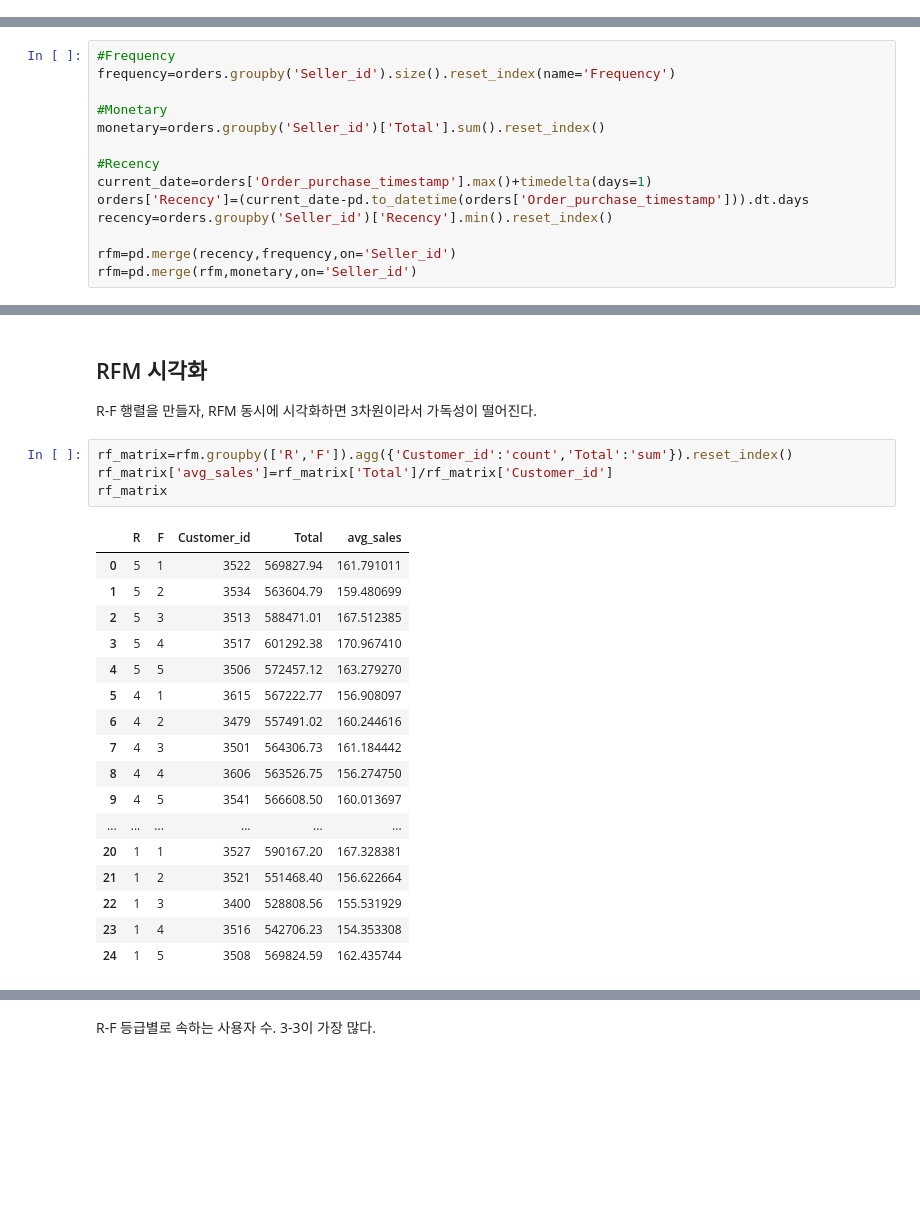
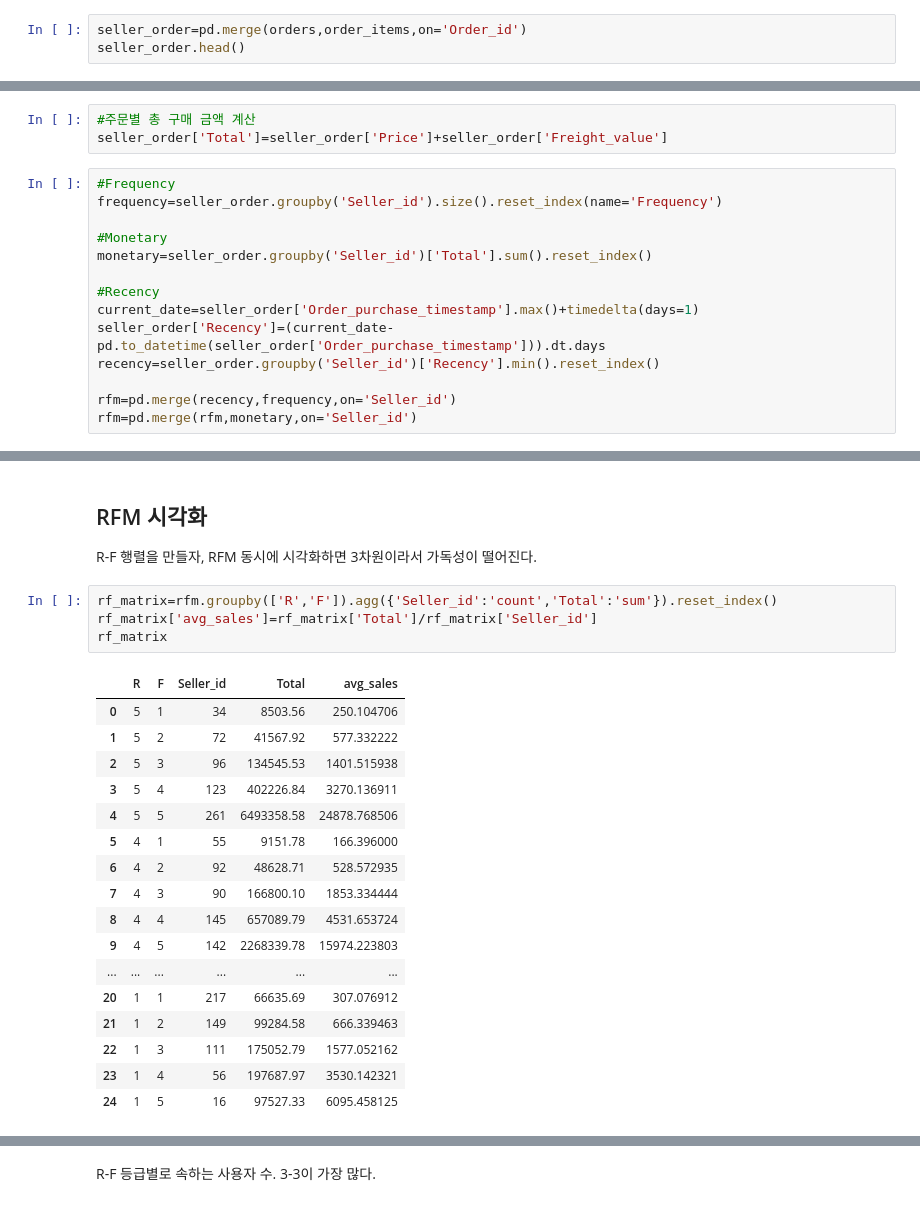
Before and after one commit to jiin124/KPI_Dacon_2024, a Jupyter notebook: RFM seller.ipynb, the cells around one changed output, grey strips where cells are left out. Saved outputs shown, nothing was run; the diff lists cells and outputs as text; blank space fills up the shorter version.

Commit message:
seller RFM

```diff
--- a/RFM seller.ipynb
+++ b/RFM seller.ipynb
@@ -27,3 +27,6 @@ order_items.head()
 | 4 | ORDER_61452 | 1 | PRODUCT_03505 | SELLER_0581 | 21.9 | 12.69 |
 # %%
 orders['Order_purchase_timestamp']=pd.to_datetime(orders['Order_purchase_timestamp'])
+# %%
+seller_order=pd.merge(orders,order_items,on='Order_id')
+seller_order.head()
@@ -59,14 +47,17 @@ orders
+# %%
+#주문별 총 구매 금액 계산
+seller_order['Total']=seller_order['Price']+seller_order['Freight_value']
 # %%
 #Frequency
-frequency=orders.groupby('Seller_id').size().reset_index(name='Frequency')
+frequency=seller_order.groupby('Seller_id').size().reset_index(name='Frequency')
 
 #Monetary
-monetary=orders.groupby('Seller_id')['Total'].sum().reset_index()
+monetary=seller_order.groupby('Seller_id')['Total'].sum().reset_index()
 
 #Recency
-current_date=orders['Order_purchase_timestamp'].max()+timedelta(days=1)
-orders['Recency']=(current_date-pd.to_datetime(orders['Order_purchase_timestamp'])).dt.days
-recency=orders.groupby('Seller_id')['Recency'].min().reset_index()
+current_date=seller_order['Order_purchase_timestamp'].max()+timedelta(days=1)
+seller_order['Recency']=(current_date-pd.to_datetime(seller_order['Order_purchase_timestamp'])).dt.days
+recency=seller_order.groupby('Seller_id')['Recency'].min().reset_index()
 
 rfm=pd.merge(recency,frequency,on='Seller_id')
 rfm=pd.merge(rfm,monetary,on='Seller_id')
@@ -152,25 +143,25 @@ rfm.groupby(['M']).agg({'Customer_id':'count','Total':'sum'})
 
 R-F 행렬을 만들자, RFM 동시에 시각화하면 3차원이라서 가독성이 떨어진다.
 # %%
-rf_matrix=rfm.groupby(['R','F']).agg({'Customer_id':'count','Total':'sum'}).reset_index()
-rf_matrix['avg_sales']=rf_matrix['Total']/rf_matrix['Customer_id']
+rf_matrix=rfm.groupby(['R','F']).agg({'Seller_id':'count','Total':'sum'}).reset_index()
+rf_matrix['avg_sales']=rf_matrix['Total']/rf_matrix['Seller_id']
 rf_matrix
 # %% [output]
-|  | R | F | Customer_id | Total | avg_sales |
-| 0 | 5 | 1 | 3522 | 569827.94 | 161.791011 |
-| 1 | 5 | 2 | 3534 | 563604.79 | 159.480699 |
-| 2 | 5 | 3 | 3513 | 588471.01 | 167.512385 |
-| 3 | 5 | 4 | 3517 | 601292.38 | 170.967410 |
-| 4 | 5 | 5 | 3506 | 572457.12 | 163.279270 |
-| 5 | 4 | 1 | 3615 | 567222.77 | 156.908097 |
-| 6 | 4 | 2 | 3479 | 557491.02 | 160.244616 |
-| 7 | 4 | 3 | 3501 | 564306.73 | 161.184442 |
-| 8 | 4 | 4 | 3606 | 563526.75 | 156.274750 |
-| 9 | 4 | 5 | 3541 | 566608.50 | 160.013697 |
+|  | R | F | Seller_id | Total | avg_sales |
+| 0 | 5 | 1 | 34 | 8503.56 | 250.104706 |
+| 1 | 5 | 2 | 72 | 41567.92 | 577.332222 |
+| 2 | 5 | 3 | 96 | 134545.53 | 1401.515938 |
+| 3 | 5 | 4 | 123 | 402226.84 | 3270.136911 |
+| 4 | 5 | 5 | 261 | 6493358.58 | 24878.768506 |
+| 5 | 4 | 1 | 55 | 9151.78 | 166.396000 |
+| 6 | 4 | 2 | 92 | 48628.71 | 528.572935 |
+| 7 | 4 | 3 | 90 | 166800.10 | 1853.334444 |
+| 8 | 4 | 4 | 145 | 657089.79 | 4531.653724 |
+| 9 | 4 | 5 | 142 | 2268339.78 | 15974.223803 |
 | ... | ... | ... | ... | ... | ... |
-| 20 | 1 | 1 | 3527 | 590167.20 | 167.328381 |
-| 21 | 1 | 2 | 3521 | 551468.40 | 156.622664 |
-| 22 | 1 | 3 | 3400 | 528808.56 | 155.531929 |
-| 23 | 1 | 4 | 3516 | 542706.23 | 154.353308 |
-| 24 | 1 | 5 | 3508 | 569824.59 | 162.435744 |
+| 20 | 1 | 1 | 217 | 66635.69 | 307.076912 |
+| 21 | 1 | 2 | 149 | 99284.58 | 666.339463 |
+| 22 | 1 | 3 | 111 | 175052.79 | 1577.052162 |
+| 23 | 1 | 4 | 56 | 197687.97 | 3530.142321 |
+| 24 | 1 | 5 | 16 | 97527.33 | 6095.458125 |
 # %%
```
Also changed, not shown: parts of 9 cells of this notebook, 1 other file.
